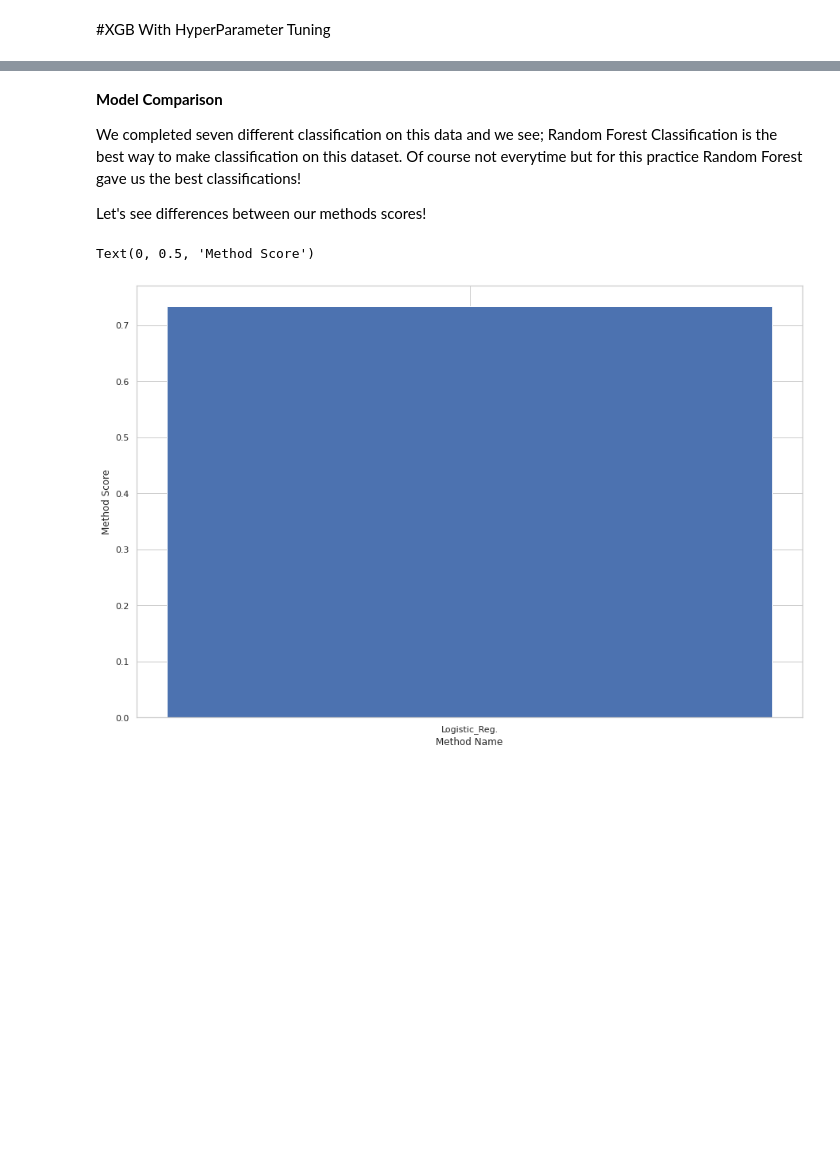
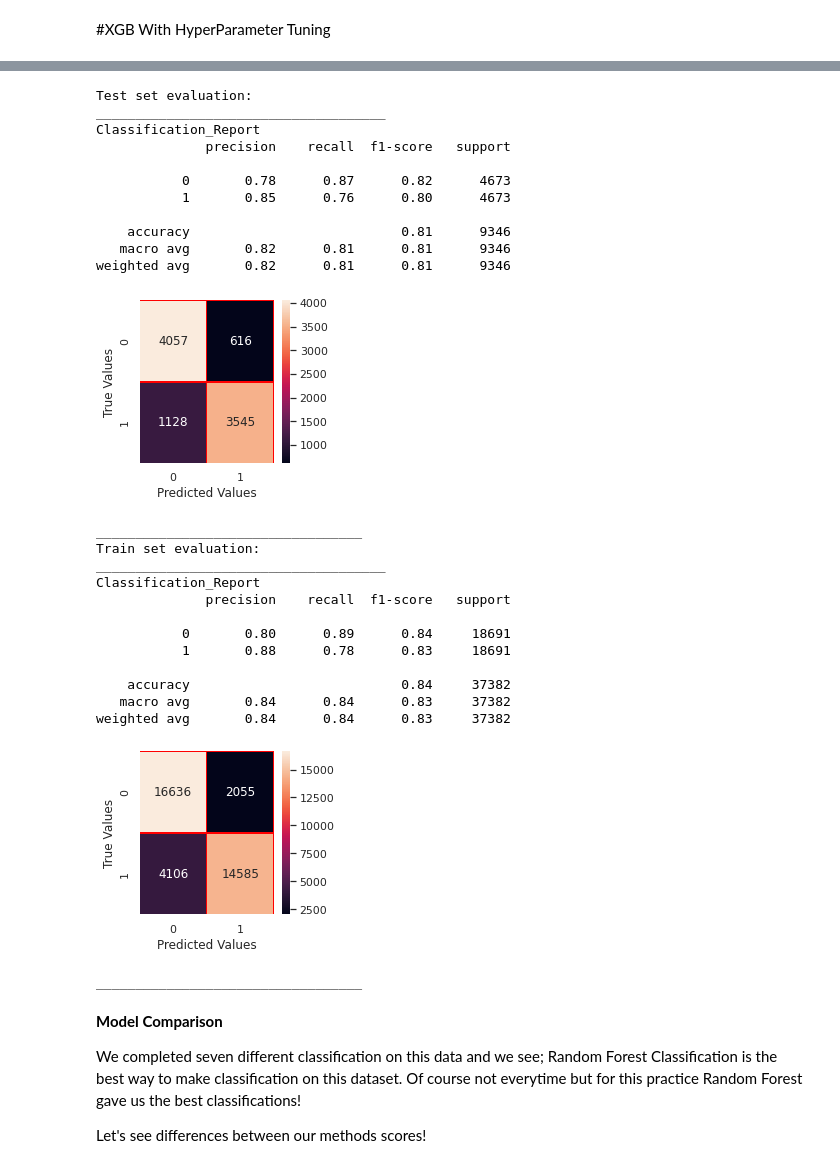
Before and after one commit to DeepakKumarSingh003/Credit_card_Defaulters., a Jupyter notebook: Credit_Card_Default_Prediction_Capstone_Project.ipynb, the cells around one changed output, grey strips where cells are left out. Saved outputs shown, nothing was run; the diff lists cells and outputs as text; code cells hidden in the pictures; blank space fills up the shorter version.

```diff
--- a/Credit_Card_Default_Prediction_Capstone_Project.ipynb
+++ b/Credit_Card_Default_Prediction_Capstone_Project.ipynb
@@ -1003,3 +1001,0 @@ fit_params = {'eval_metric': 'mlogloss',
-# %%
-reg_gs = GridSearchCV(xgb,param_grid=param_grid, verbose=1,cv=3)
-reg_gs.fit(X_train, y_train)
@@ -1010,6 +1002,11 @@ reg_gs.best_estimator_.get_params()
-# %%
-XGB_optimal_model =reg_gs.best_estimator_
-
-XGB_optimal_model.fit(X_train, y_train)
-XGB_hyper_train_pred=XGB_optimal_model.predict(X_train)
-XGB_hyper_test_pred = XGB_optimal_model.predict(X_test)
+# %%
+from sklearn.model_selection import GridSearchCV
+param_test1 = {
+ 'max_depth':range(3,10,2),
+ 'min_child_weight':range(1,6,2)
+}
+gsearch1 = GridSearchCV(estimator = XGBClassifier(learning_rate =0.1, n_estimators=10, max_depth=5,
+ min_child_weight=1, gamma=0, subsample=0.8, colsample_bytree=0.8,
+ objective= 'binary:logistic', nthread=4, scale_pos_weight=1, seed=27),
+ param_grid = param_test1, scoring='accuracy',n_jobs=-1, cv=3, verbose = 2)
+gsearch1.fit(X_train, y_train)
@@ -1016,16 +1023,47 @@ XGB_hyper_test_pred = XGB_optimal_model.predict(X_test)
+# %%
+optimal_xgb = gsearch1.best_estimator_optimal_xgb = gsearch1.best_estimator_
+# Get the predicted classes
+train_preds_hyper = optimal_xgb.predict(X_train)
+test_preds_hyper = optimal_xgb.predict(X_test)
+
+#getting all scores for XG Boosting Classifier
+print('Test set evaluation:\n_____________________________________')
+print_evaluate(y_test, test_preds_hyper)
+print('Train set evaluation:\n_____________________________________')
+print_evaluate(y_train, train_preds_hyper)
+
+method_names.append("XG_Boost_hyper")
+method_scores.append(optimal_xgb.score(X_test,y_test))
+# %% [output]
+Test set evaluation:
+_____________________________________
+Classification_Report
+              precision    recall  f1-score   support
+
+           0       0.78      0.87      0.82      4673
+           1       0.85      0.76      0.80      4673
+
+    accuracy                           0.81      9346
+   macro avg       0.82      0.81      0.81      9346
+weighted avg       0.82      0.81      0.81      9346
+[figure, added]
+__________________________________
+Train set evaluation:
+_____________________________________
+Classification_Report
+              precision    recall  f1-score   support
+
+           0       0.80      0.89      0.84     18691
+           1       0.88      0.78      0.83     18691
+
+    accuracy                           0.84     37382
+   macro avg       0.84      0.84      0.83     37382
+weighted avg       0.84      0.84      0.83     37382
+[figure, added]
+__________________________________
 # %% [markdown]
 **Model Comparison**
 
 We completed seven different classification on this data and we see; Random Forest Classification is the best way to make classification on this dataset. Of course not everytime but for this practice Random Forest gave us the best classifications!
 
 Let's see differences between our methods scores!
-# %%
-plt.figure(figsize=(15,10))
-# plt.ylim([0.85,1])
-plt.bar(method_names,method_scores,width=0.5)
-plt.xlabel('Method Name')
-plt.ylabel('Method Score')
-plt.show()
-# %% [output]
-Text(0, 0.5, 'Method Score')
-[figure, removed]
```
Also changed, not shown: parts of 40 cells of this notebook.
